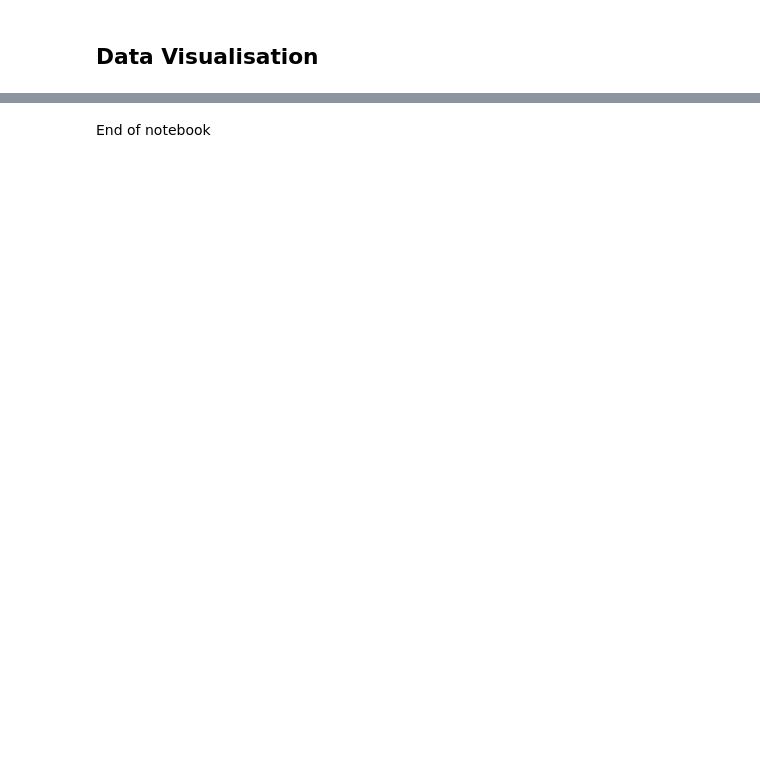
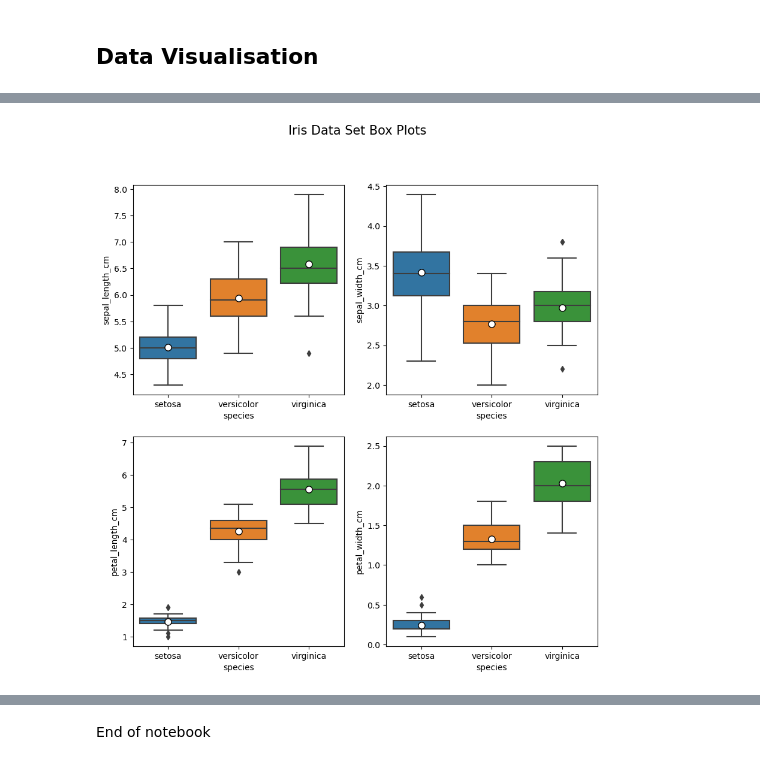
Before and after one commit to humphs078/data_analysis_fundamentals, a Jupyter notebook: project.ipynb, the cells around one changed output, grey strips where cells are left out. Cells and saved outputs as stored; diff of their text form; code cells hidden in the pictures; blank space fills up the shorter version.

```diff
--- a/project.ipynb
+++ b/project.ipynb
@@ -246,3 +281,27 @@ The mean petal width measurement is being shown to precision of 6 decimal places
+# %%
+# function to pass arguments to sns.boxplot method
+def graph(y):
+    sns.boxplot(x="species", y=y, data=iris_ds_features, showmeans=True, meanprops={'marker':'o', 'markerfacecolor':'white',
+                'markeredgecolor':'black', 'markersize':'8'})
+
+# plot size
+plt.figure(figsize=(10, 10))
+plt.suptitle('Iris Data Set Box Plots', size=15)
+
+# Adding the subplot at the specified grid position
+plt.subplot(221)
+graph('sepal_length_cm')
+
+plt.subplot(222)
+graph('sepal_width_cm')
+
+plt.subplot(223)
+graph('petal_length_cm')
+
+plt.subplot(224)
+graph('petal_width_cm')
+# %% [output]
+[figure, added]
 # %% [markdown]
 ## References <a id="references"></a>
 
```
Also changed, not shown: parts of 10 cells of this notebook.
